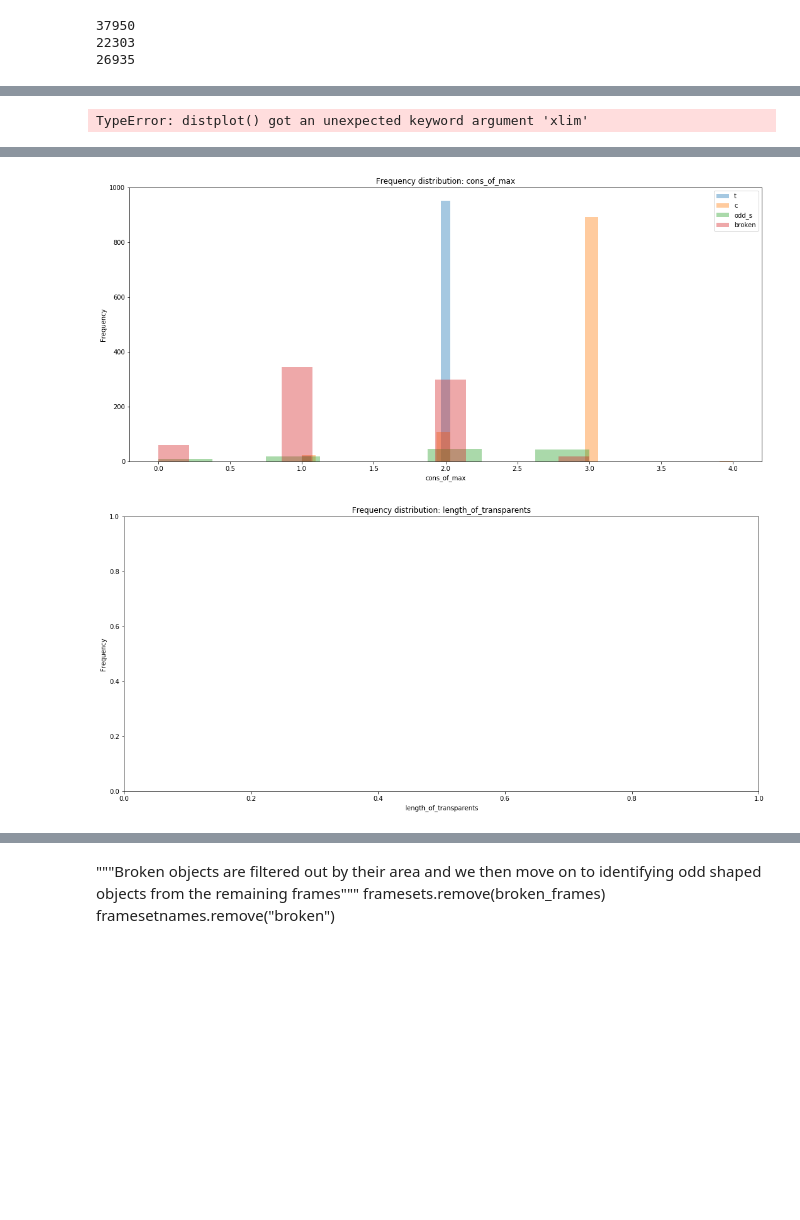
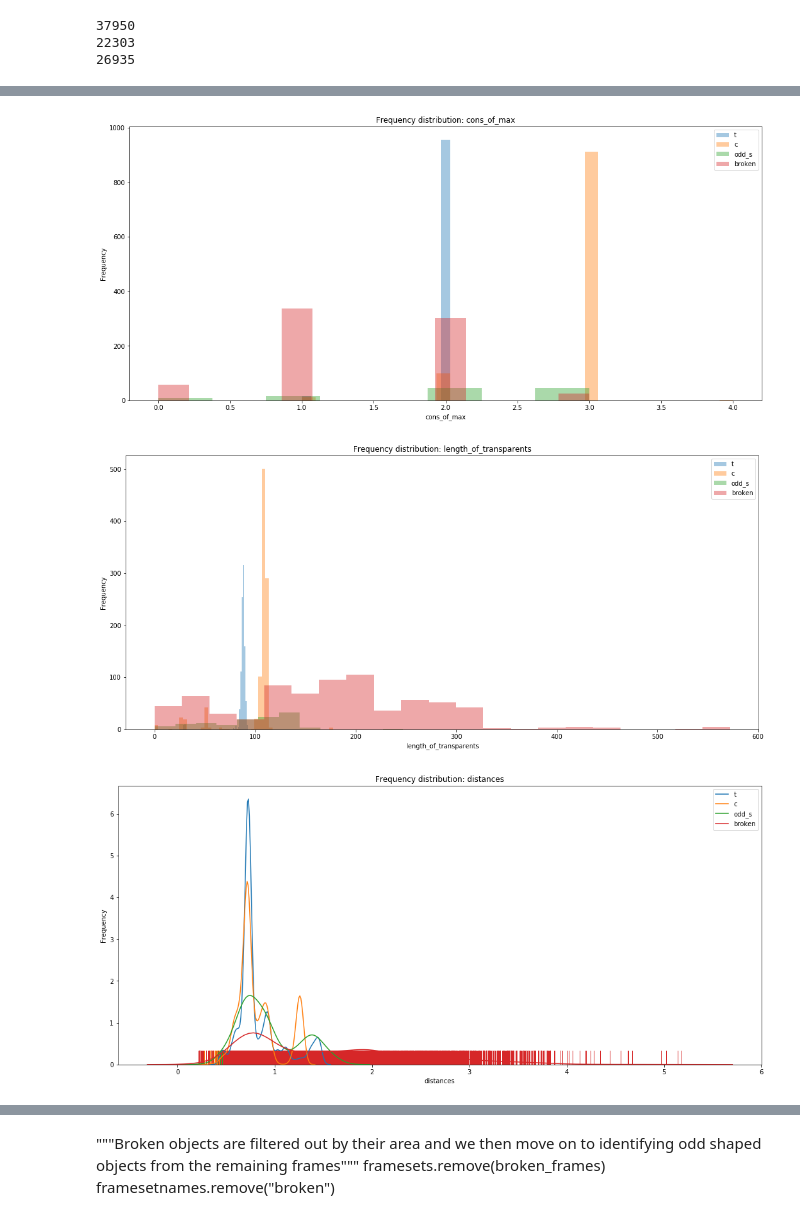
Before and after one commit to TchakamauRa/Soft-Matter, a Jupyter notebook: shape_testing_multiple - transparentd.ipynb, the cells around one changed output, grey strips where cells are left out. Saved outputs shown, nothing was run; the diff lists cells and outputs as text; code cells hidden in the pictures; blank space fills up the shorter version.

```diff
--- a/shape_testing_multiple - transparentd.ipynb
+++ b/shape_testing_multiple - transparentd.ipynb
@@ -23,10 +23,10 @@ from skvideo.io import vread
 'Currently works on a single frame. Later, will add a loop that can work on all frames.'
 # %%
 # take largest isodata image region, and return aclassification
-def sideify(cons_of_max):
-    if cons_of_max == 3:
+def sideify(cons_of_max, lens):
+    if cons_of_max == 3 and lens < 115 and lens > 98:
         return "c"
-    elif cons_of_max == 2:
+    elif cons_of_max == 2 and lens < 95 and lens > 80:
         return "t"
     else:
         return "ucf"
@@ -121,7 +121,7 @@ def total_threshold_filter(framelist, framesetname):
         if test:
             if (cons_of_max == 3 or cons_of_max == 2):
                 #-----------------------------classify pt 1---------------------------------------
-                clas = sideify(cons_of_max)
+                clas = sideify(cons_of_max, length_of_transparents )
                 filtrate_prop.append(properties)
             else:
                 clas = 'ucf'
@@ -251,7 +251,7 @@ pass ratio:  99.44521497919555
 # use area information from properties
 
 
-propnames = ['num_blobs', 'num_connections', 'cons_of_max']#, 'length_of_transparents']
+propnames = ['num_blobs', 'num_connections', 'cons_of_max', 'length_of_transparents']
 for k in range(0, len(propnames)):
     klist = []
     for i in range(num_shape_cats):
@@ -273,34 +273,12 @@ for k in range(0, len(propnames)):
 
 
 
-propname = 'length_of_transparents'
-
-klist = []
-for i in range(num_shape_cats):
-    x = [h[4] for h in a_props[i]]
-    klist.append(x) #list of areas for every category
-print("%s averages: " %propname)
-[print("%s : %.f " %(framesetnames[i], np.average(klist[i]))) for i in range(num_shape_cats)]
-print("%s variances: " %propname)
-[print("%s : %.f " %(framesetnames[i], np.var(klist[i]))) for i in range(num_shape_cats)]
-fig, ax = plt.subplots(figsize=(18,8))
-#plt.xticks(np.arange(0, 2501, 75))
-plt.title("Frequency distribution: " + propname)
-plt.xlabel(propname)
-plt.ylabel("Frequency")
-for j in range(0, len(framesets)):
-    x = klist[j]
-    sns.distplot(x, hist = True, kde=False,rug=False, label = framesetnames[j])
-    ax.xlim = (0, 200)
-plt.legend()
-
-
 
 
 print(len(klist[0]))
 klist = []
 for i in range(num_shape_cats):
-    x = [d for lis in [h[3] for h in a_props[i]] for d in lis]
+    x = [d for lis in [h[4] for h in a_props[i]] for d in lis]
     klist.append(x) #list of areas for every category
 print(len(klist[0]))
 print("distances averages: ")
@@ -336,2 +314 @@ broken : 9854
-TypeError: distplot() got an unexpected keyword argument 'xlim'
 [figure]
@@ -339,2 +316,3 @@ TypeError: distplot() got an unexpected keyword argument 'xlim'
 [figure]
-[figure, old version]
+[figure, new version]
+[figure, added]
```
Also changed, not shown: parts of 5 cells of this notebook, 1 other file.
